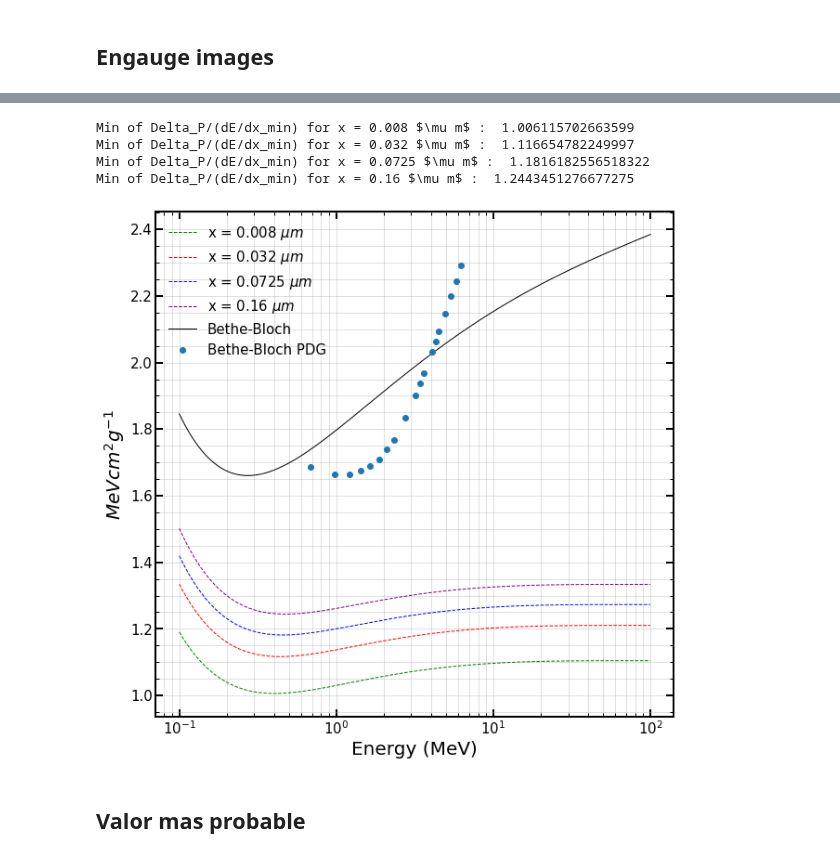
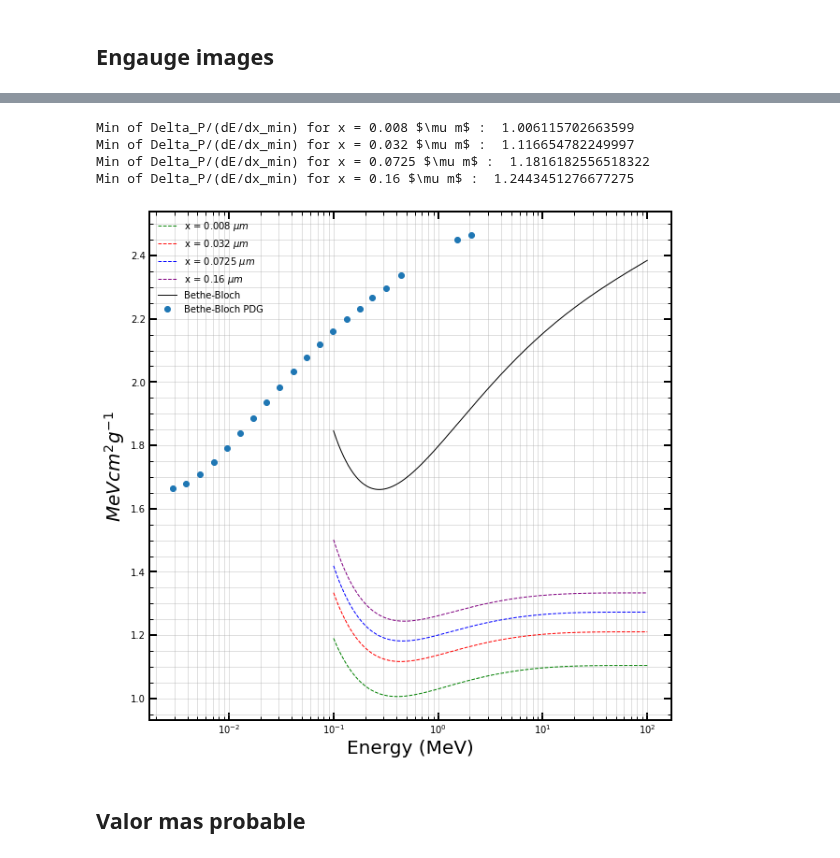
Before and after one commit to mausanram/CodigosICN, a Jupyter notebook: Catalogo_Eventos/Muons_Energy.ipynb, the cells around one changed output, grey strips where cells are left out. Cells and saved outputs as stored; diff of their text form; code cells hidden in the pictures.

```diff
--- a/Catalogo_Eventos/Muons_Energy.ipynb
+++ b/Catalogo_Eventos/Muons_Energy.ipynb
@@ -474,7 +480,7 @@ plt.show()
 ## Engauge images
 # %%
 import pandas as pd
-pathBethe = "/home/bruce/Documents/Programas/Simulacion_ab_initio/Bethe_PDG_engauge_GeV.csv"
+pathBethe = "/home/labdet/Documents/MauSan/Programas/Repositorio_Git/Simulacion_ab_initio/Bethe_PDG_engauge_GeV.csv"
 bete_engauge = pd.read_csv(pathBethe)
 # %%
 print(bete_engauge.keys())
@@ -505,35 +513,35 @@ for index in np.arange(0, len(list_thickness)):
     dP= delta_P(muon_energy, list_thickness[index])
     curve_name = 'x = ' + str(list_thickness[index]) + r' $\mu m$ '
     # print('Min of Delta_P: ', np.min(delP_scaled))
     print('Min of Delta_P/(dE/dx_min) for ' + curve_name + ': ', np.min(dP/(density * list_thickness[index])))
 
     # axs.plot(beta_gamma, delP_scaled/1.66, label=curve_name)
     axs.plot(muon_energy/1000, dP/(density * list_thickness[index]),'--', label=curve_name, color= list_colors[index])
 
 
 
     # axs.hlines(y= np.min(delP_delta_scaled/1.66), xmin = 2, xmax = 15, linestyles='dashdot', colors='black')
     # axs.plot( 4.5, np.min(delP_delta_scaled/1.66), 'ok')
 
 axs.plot(muon_energy/1000, dEdL_corrections1,label="Bethe-Bloch", color= "k")
 
-axs.plot(bete_engauge['x'].values[4:-5]/100, bete_engauge['Bethe_Bloch'].values[4:-5], "o", label = 'Bethe-Bloch PDG')
+axs.plot(10**bete_engauge['x'].values[4:-5]/100, bete_engauge['Bethe_Bloch'].values[4:-5], "o", label = 'Bethe-Bloch PDG')
 
 axs.set_xscale('log')
 axs.grid(which='both')
 axs.set_xlabel(r'Energy (MeV)', loc='center', weight='normal', size=20)
 axs.set_ylabel(r'$MeV cm^2 g^{-1}$', loc='center', weight='normal', size=20 )
 # axs.set_yticklabels([4,])
 # fig.suptitle('Gráfica de ecuación de Bethe-Bloch para Silicio', y = 0.92, size = 20)
 # axs.set_ylim(0.1, 0.4)
 axs.legend()
 plt.show()
 # %% [output]
 Min of Delta_P/(dE/dx_min) for x = 0.008 $\mu m$ :  1.006115702663599
 Min of Delta_P/(dE/dx_min) for x = 0.032 $\mu m$ :  1.116654782249997
 Min of Delta_P/(dE/dx_min) for x = 0.0725 $\mu m$ :  1.1816182556518322
 Min of Delta_P/(dE/dx_min) for x = 0.16 $\mu m$ :  1.2443451276677275
-[figure, old version]
+[figure, new version]
 # %% [markdown]
 ## Valor mas probable
 # %%
```
Also changed, not shown: parts of 6 cells of this notebook, 6 other files.
